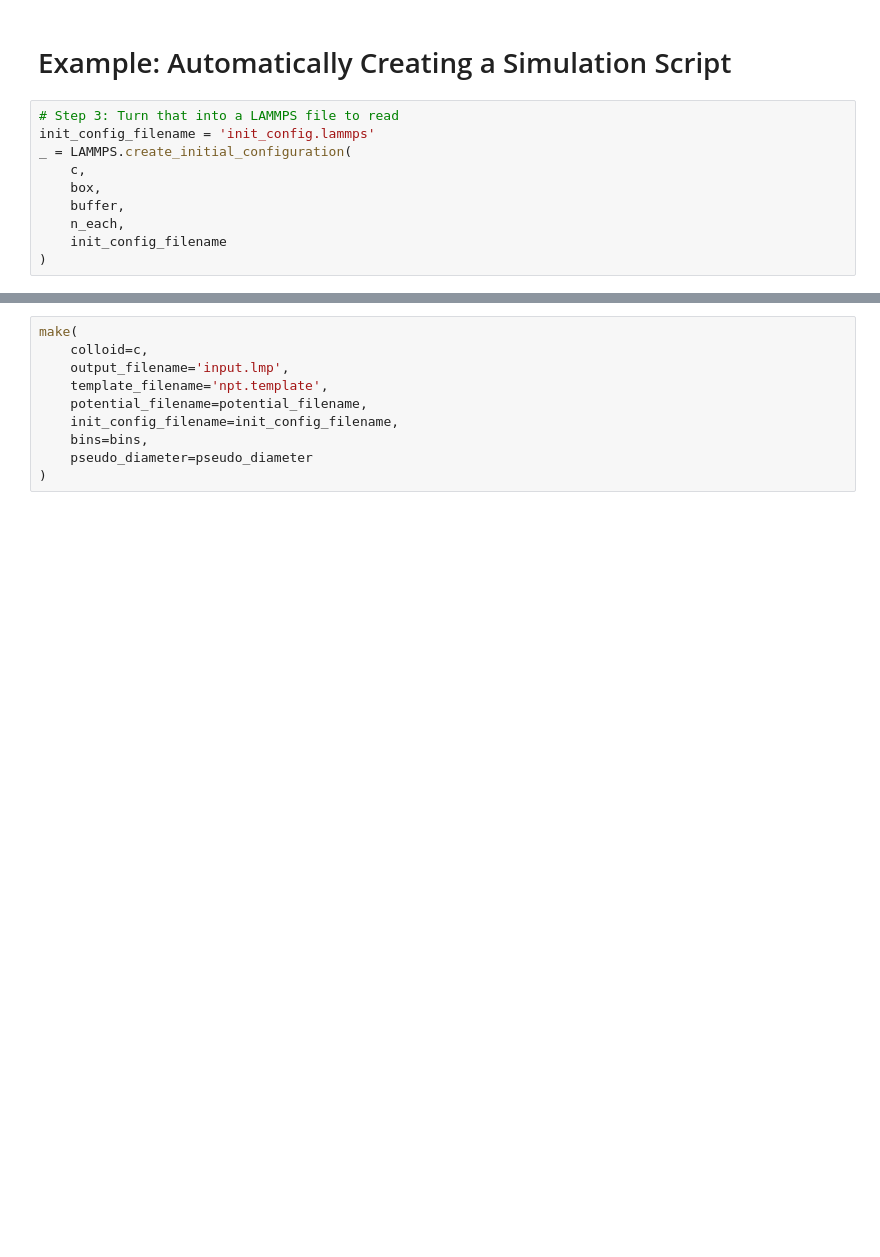
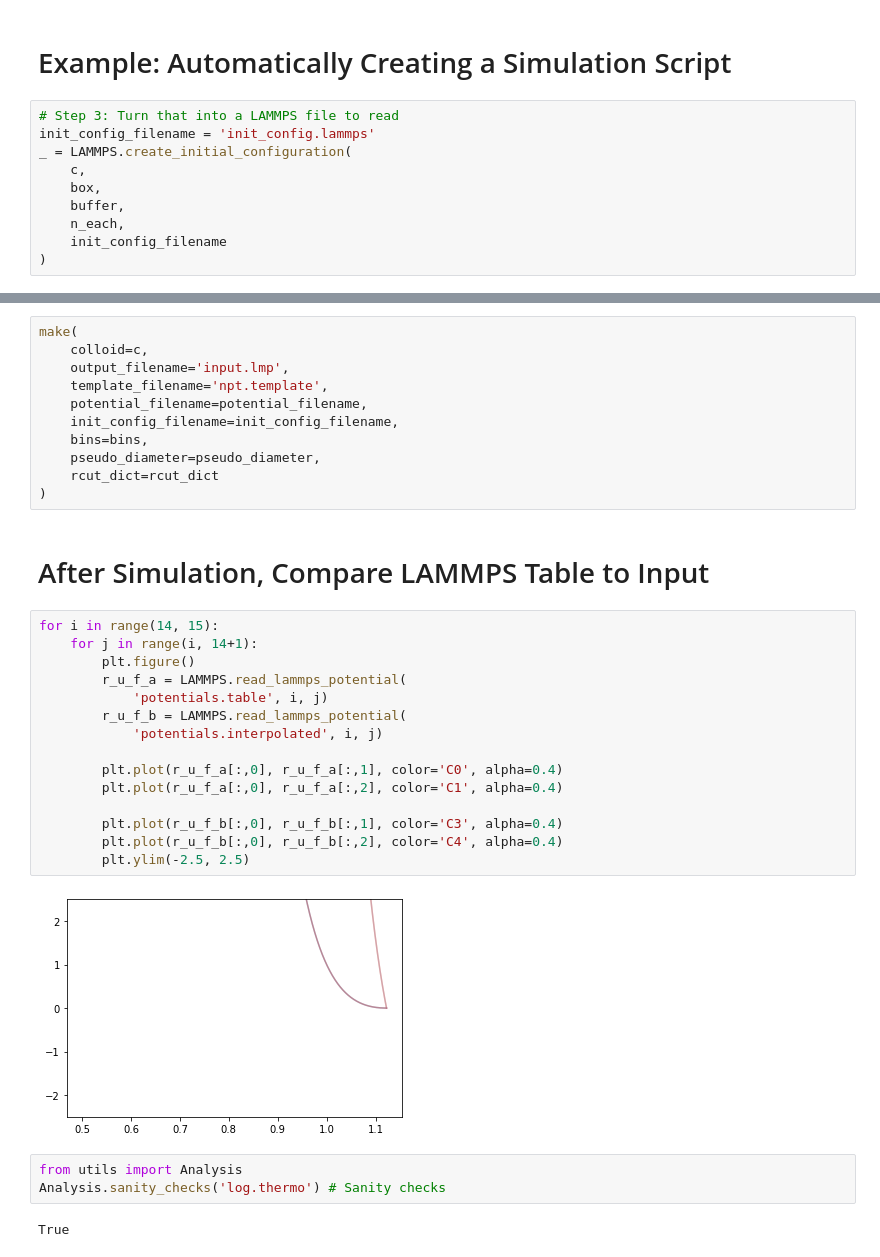
Before and after one commit to usnistgov/escherized-colloids, a Jupyter notebook: simulations/Preparing.ipynb, the cells around one changed output, grey strips where cells are left out. Saved outputs shown, nothing was run; the diff lists cells and outputs as text; blank space fills up the shorter version.

Commit message:
simulations working

```diff
--- a/simulations/Preparing.ipynb
+++ b/simulations/Preparing.ipynb
@@ -193,5 +189,30 @@ make(
     potential_filename=potential_filename,
     init_config_filename=init_config_filename,
     bins=bins,
-    pseudo_diameter=pseudo_diameter
+    pseudo_diameter=pseudo_diameter,
+    rcut_dict=rcut_dict
 )
+# %% [markdown]
+# After Simulation, Compare LAMMPS Table to Input
+# %%
+for i in range(14, 15):
+    for j in range(i, 14+1):
+        plt.figure()
+        r_u_f_a = LAMMPS.read_lammps_potential(
+            'potentials.table', i, j)
+        r_u_f_b = LAMMPS.read_lammps_potential(
+            'potentials.interpolated', i, j)
+
+        plt.plot(r_u_f_a[:,0], r_u_f_a[:,1], color='C0', alpha=0.4)
+        plt.plot(r_u_f_a[:,0], r_u_f_a[:,2], color='C1', alpha=0.4)
+
+        plt.plot(r_u_f_b[:,0], r_u_f_b[:,1], color='C3', alpha=0.4)
+        plt.plot(r_u_f_b[:,0], r_u_f_b[:,2], color='C4', alpha=0.4)
+        plt.ylim(-2.5, 2.5)
+# %% [output]
+[figure, added]
+# %%
+from utils import Analysis
+Analysis.sanity_checks('log.thermo') # Sanity checks
+# %% [output]
+True
```
Also changed, not shown: parts of 11 cells of this notebook, 3 other files.
